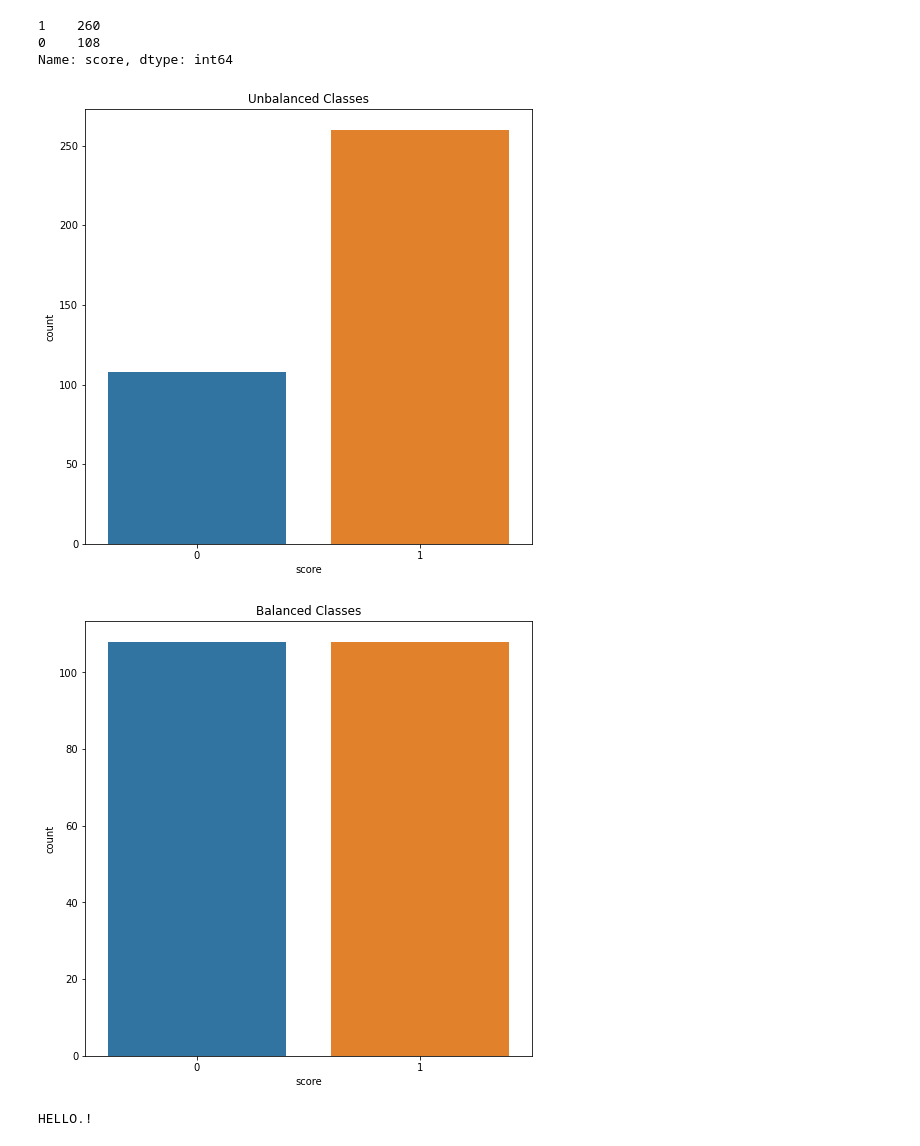
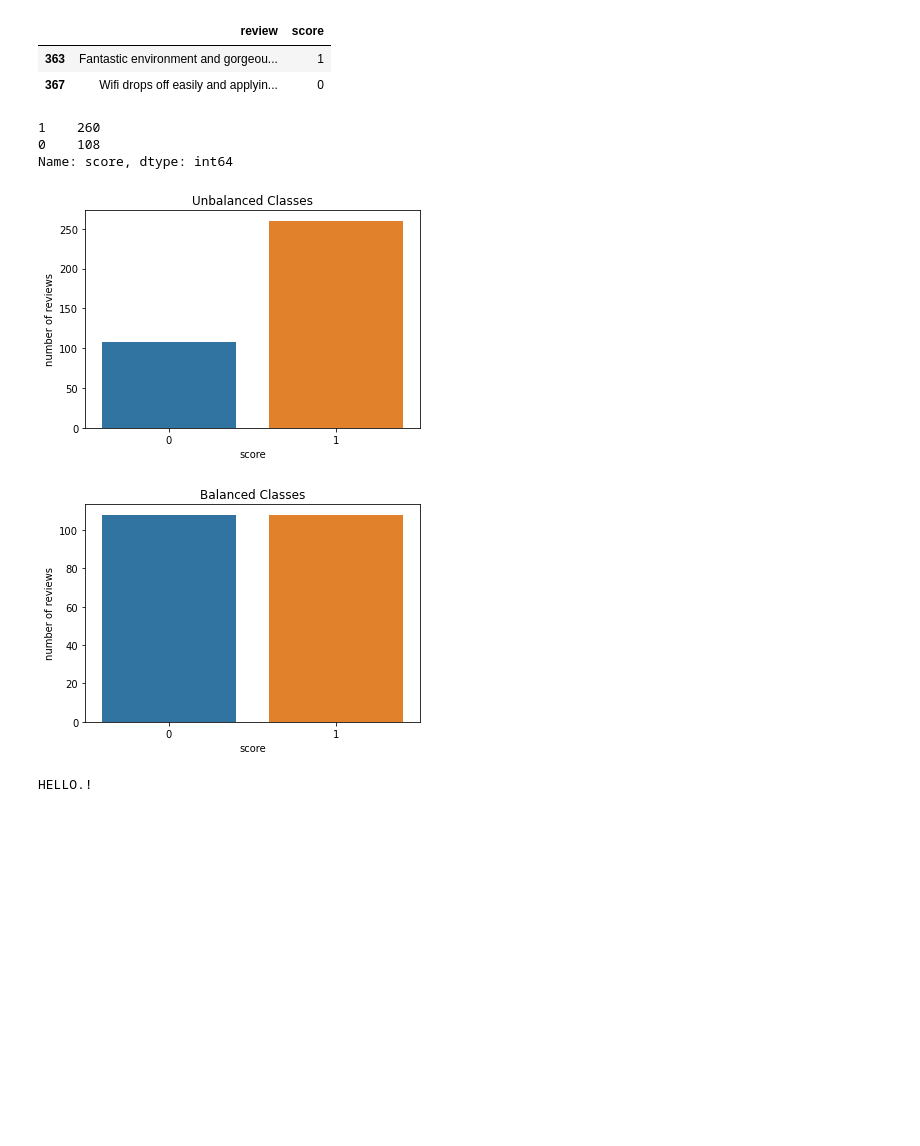
Before and after one commit to kamilszymczak/dissertation, a Jupyter notebook: ml/data_analysis.ipynb, the cells around one changed output. Cells and saved outputs as stored; diff of their text form; code cells hidden in the pictures; blank space fills up the shorter version.

```diff
--- a/ml/data_analysis.ipynb
+++ b/ml/data_analysis.ipynb
@@ -29,6 +15,12 @@ df = hf.merge_datasets(r'E:\GitHubProjects\dissertation\scraper\approved_dataset
 
 
 # df.iloc[[363,367]]
+# %%
+df.iloc[[363,367]]
+# %% [output]
+|  | review | score |
+| 363 | Fantastic environment and gorgeou... | 1 |
+| 367 | Wifi drops off easily and applyin... | 0 |
 # %%
 # BALANCING THE DATASET
 df.score.value_counts()
@@ -39,33 +31,35 @@ Name: score, dtype: int64
 # %%
 import matplotlib.pyplot as plt
 import seaborn as sns
 
 # Shuffle the dataset
 shuffled_df = df.sample(frac=1, random_state=14)
 
 # Put all negative reviews/class in a separate dataset.
 negative_df = shuffled_df.loc[shuffled_df['score'] == 0]
 
 #Randomly select 108 postive reviews (majority class)
 positive_df = shuffled_df.loc[shuffled_df['score'] == 1].sample(n=108)
 
 # Concatenate both dataframes again
 normalized_df = pd.concat([negative_df, positive_df])
 
 
-plt.figure(figsize=(8, 8))
+
 sns.countplot('score', data=df)
 plt.title('Unbalanced Classes')
+plt.ylabel('number of reviews')
 plt.show()
 
 
-plt.figure(figsize=(8, 8))
+
 sns.countplot('score', data=normalized_df)
 plt.title('Balanced Classes')
+plt.ylabel('number of reviews')
 plt.show()
 # %% [output]
-[figure, old version]
+[figure, new version]
-[figure, old version]
+[figure, new version]
 # %%
 # TEST-SPLIT
 from sklearn.model_selection import train_test_split
```
Also changed, not shown: parts of 1 cell of this notebook.
